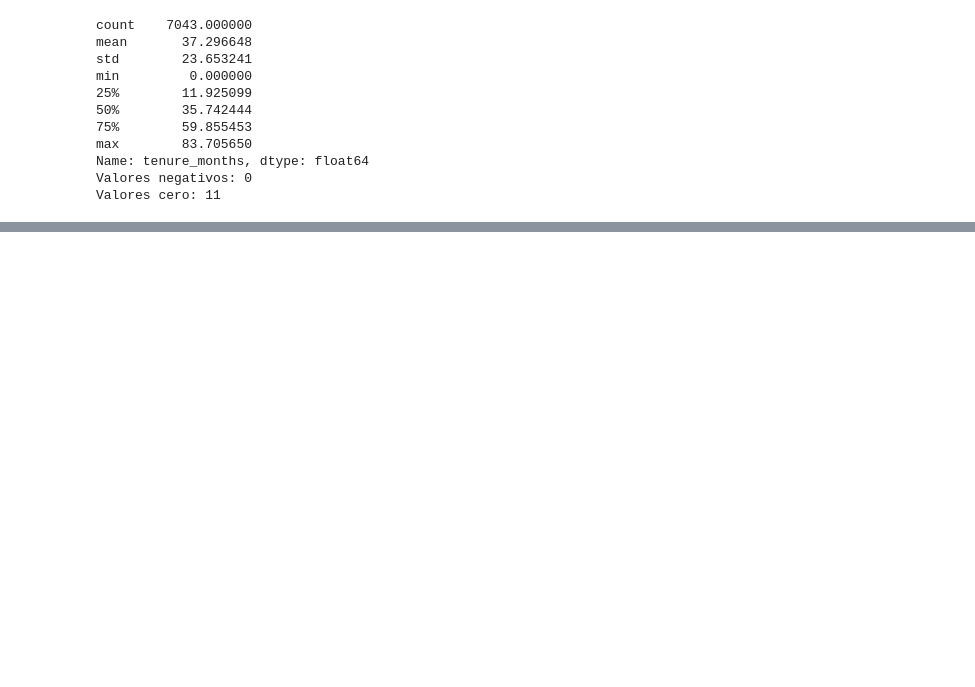
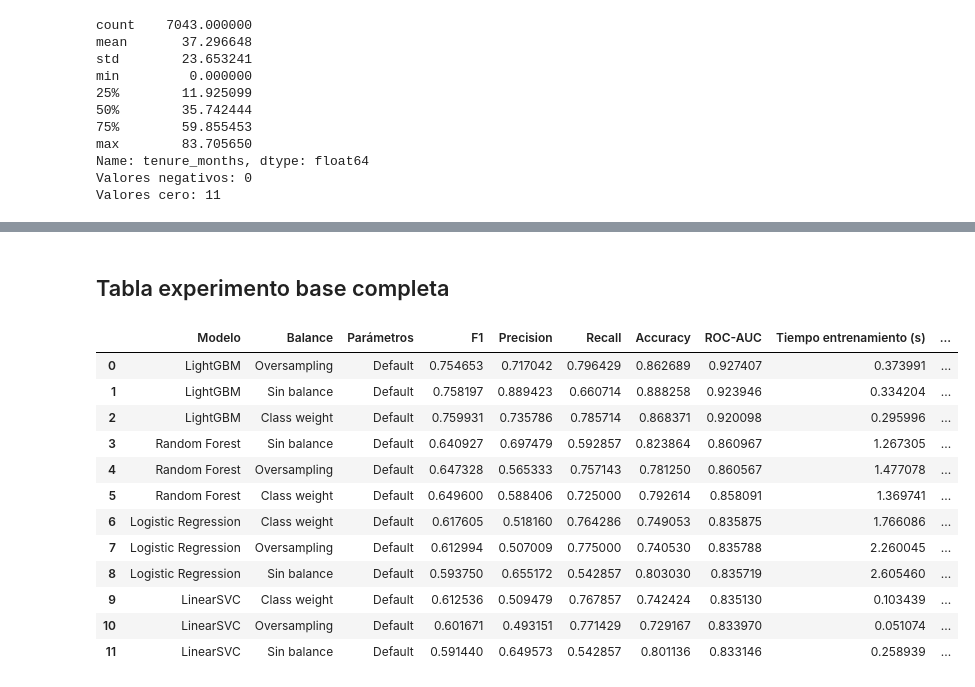
Before and after one commit to pablo-vc87/telecom_churn_prediction, a Jupyter notebook: proyecto_final.ipynb, the cells around one changed output, grey strips where cells are left out. Saved outputs shown, nothing was run; the diff lists cells and outputs as text; code cells hidden in the pictures; blank space fills up the shorter version.

```diff
--- a/proyecto_final.ipynb
+++ b/proyecto_final.ipynb
@@ -534,0 +1067,4 @@ memory usage: 1.2+ MB
+# %%
+y_train_array = y_train.to_numpy()
+y_valid_array = y_valid.to_numpy()
+y_test_array = y_test.to_numpy()
@@ -534,0 +1341,8 @@ memory usage: 1.2+ MB
+# %%
+# obtención de peso "exacto"
+peso_churn = (
+    (y_train_array == 0).sum()
+    / (y_train_array == 1).sum()
+)
+
+peso_churn
@@ -534,0 +1645,33 @@ memory usage: 1.2+ MB
+# %% [markdown]
+## Tabla experimento base completa
+# %%
+resultados_modelos = pd.concat(
+    [
+        resultados_lr,
+        resultados_svc,
+        resultados_lgbm,
+        resultados_rf
+    ],
+    ignore_index=True
+)
+
+resultados_modelos = resultados_modelos.sort_values(
+    'ROC-AUC',
+    ascending=False
+).reset_index(drop=True)
+
+resultados_modelos
+# %% [output]
+|  | Modelo | Balance | Parámetros | F1 | Precision | Recall | Accuracy | ROC-AUC | Tiempo entrenamiento (s) | ... |
+| 0 | LightGBM | Oversampling | Default | 0.754653 | 0.717042 | 0.796429 | 0.862689 | 0.927407 | 0.373991 | ... |
+| 1 | LightGBM | Sin balance | Default | 0.758197 | 0.889423 | 0.660714 | 0.888258 | 0.923946 | 0.334204 | ... |
+| 2 | LightGBM | Class weight | Default | 0.759931 | 0.735786 | 0.785714 | 0.868371 | 0.920098 | 0.295996 | ... |
+| 3 | Random Forest | Sin balance | Default | 0.640927 | 0.697479 | 0.592857 | 0.823864 | 0.860967 | 1.267305 | ... |
+| 4 | Random Forest | Oversampling | Default | 0.647328 | 0.565333 | 0.757143 | 0.781250 | 0.860567 | 1.477078 | ... |
+| 5 | Random Forest | Class weight | Default | 0.649600 | 0.588406 | 0.725000 | 0.792614 | 0.858091 | 1.369741 | ... |
+| 6 | Logistic Regression | Class weight | Default | 0.617605 | 0.518160 | 0.764286 | 0.749053 | 0.835875 | 1.766086 | ... |
+| 7 | Logistic Regression | Oversampling | Default | 0.612994 | 0.507009 | 0.775000 | 0.740530 | 0.835788 | 2.260045 | ... |
+| 8 | Logistic Regression | Sin balance | Default | 0.593750 | 0.655172 | 0.542857 | 0.803030 | 0.835719 | 2.605460 | ... |
+| 9 | LinearSVC | Class weight | Default | 0.612536 | 0.509479 | 0.767857 | 0.742424 | 0.835130 | 0.103439 | ... |
+| 10 | LinearSVC | Oversampling | Default | 0.601671 | 0.493151 | 0.771429 | 0.729167 | 0.833970 | 0.051074 | ... |
+| 11 | LinearSVC | Sin balance | Default | 0.591440 | 0.649573 | 0.542857 | 0.801136 | 0.833146 | 0.258939 | ... |
```
Also changed, not shown: parts of 54 cells of this notebook, 1 other file.
